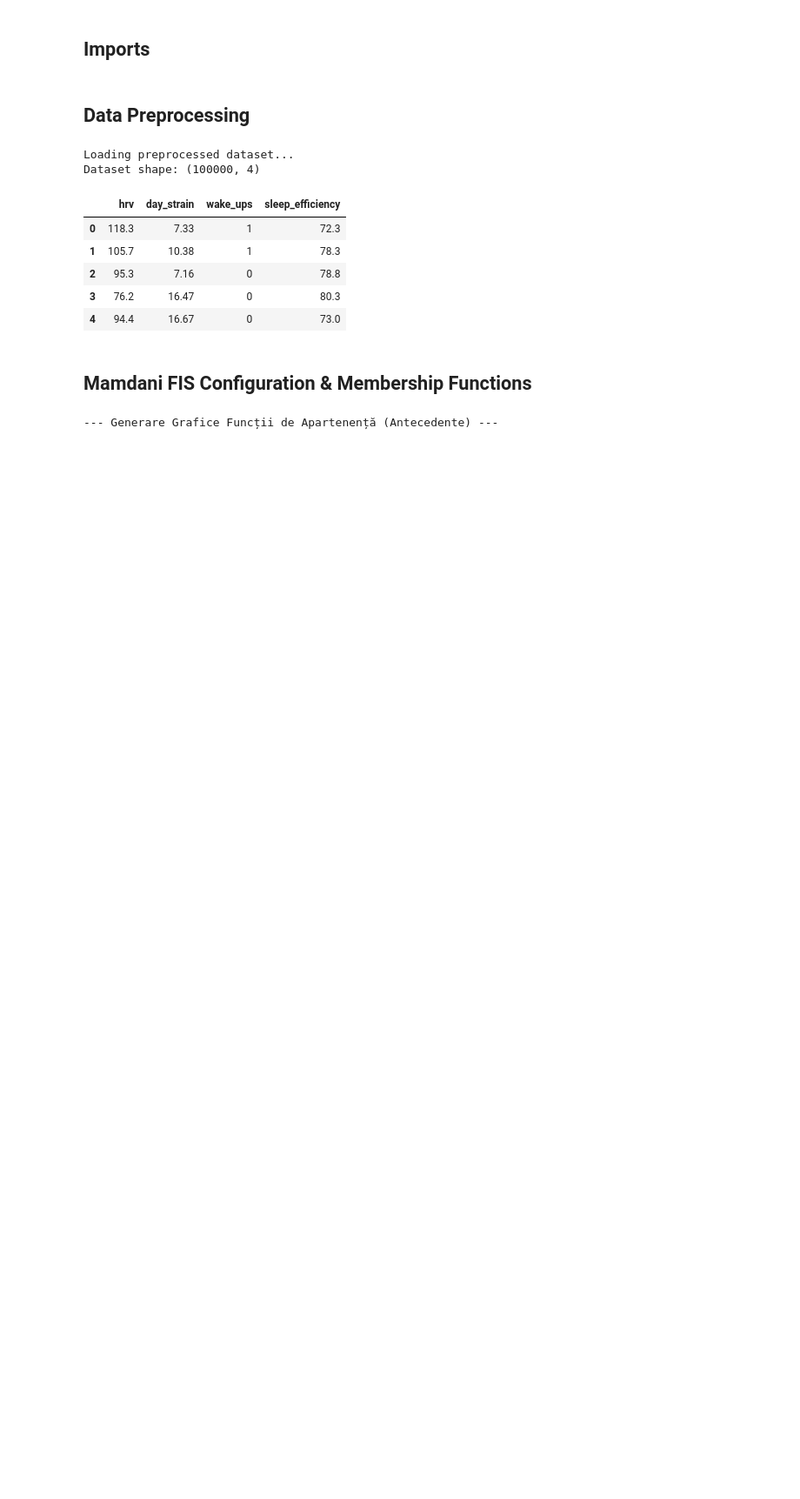
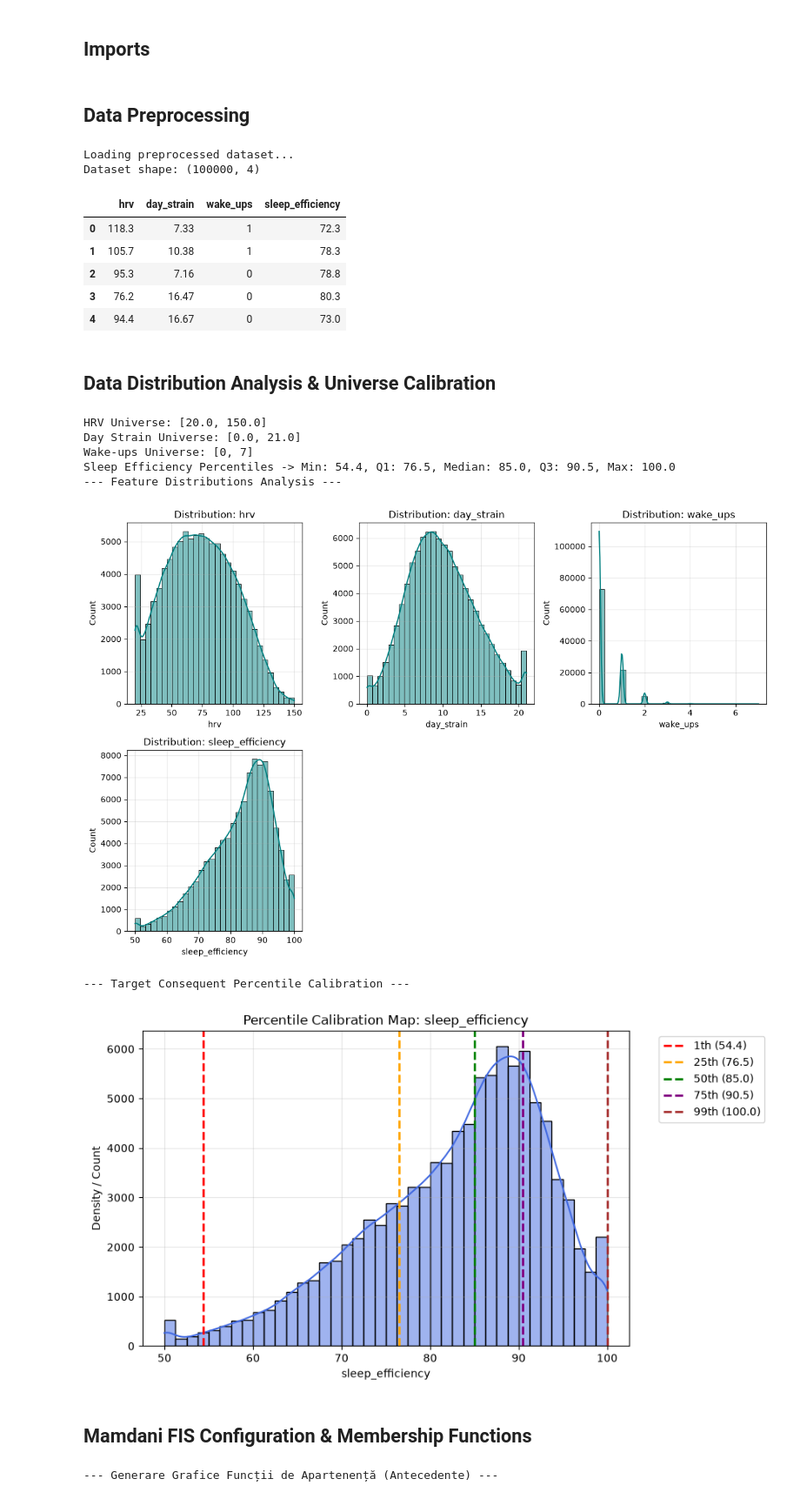
Before and after one commit to amiraaa83/Multi-Domain_Application_of_Mamdani_Fuzzy_Inference_Systems_for_Regression, a Jupyter notebook: notebooks/01_sleep_health.ipynb, the cells around one changed output. Shown at 87% size. Drawn from its saved outputs; the diff is of its cells as text; code cells hidden in the pictures; blank space fills up the shorter version.

```diff
--- a/notebooks/01_sleep_health.ipynb
+++ b/notebooks/01_sleep_health.ipynb
@@ -109,6 +48,57 @@ Dataset shape: (100000, 4)
 | 2 | 95.3 | 7.16 | 0 | 78.8 |
 | 3 | 76.2 | 16.47 | 0 | 80.3 |
 | 4 | 94.4 | 16.67 | 0 | 73.0 |
+# %% [markdown]
+## Data Distribution Analysis & Universe Calibration
+# %%
+# Extract statistical bounds and percentiles from the real-world dataset
+hrv_min, hrv_max = float(df_clean['hrv'].min()), float(df_clean['hrv'].max())
+strain_min, strain_max = float(df_clean['day_strain'].min()), float(
+    df_clean['day_strain'].max()
+)
+wake_min, wake_max = int(df_clean['wake_ups'].min()), int(
+    df_clean['wake_ups'].max()
+)
+
+# Sleep efficiency concentration analysis (handles dense high-bracket skew ~70-95%)
+eff_min = max(
+    40.0, float(df_clean['sleep_efficiency'].quantile(0.01))
+)  # Lower bound trim
+eff_q1 = float(df_clean['sleep_efficiency'].quantile(0.25))
+eff_median = float(df_clean['sleep_efficiency'].quantile(0.50))
+eff_q3 = float(df_clean['sleep_efficiency'].quantile(0.75))
+eff_max = float(df_clean['sleep_efficiency'].max())
+
+print(f'HRV Universe: [{hrv_min}, {hrv_max}]')
+print(f'Day Strain Universe: [{strain_min}, {strain_max}]')
+print(f'Wake-ups Universe: [{wake_min}, {wake_max}]')
+print(
+    f'Sleep Efficiency Percentiles -> Min: {eff_min}, Q1: {eff_q1}, Median:'
+    f' {eff_median}, Q3: {eff_q3}, Max: {eff_max}'
+)
+
+# Inspect overall distributions for all input features and target
+print('--- Feature Distributions Analysis ---')
+plot_data_distributions(
+    df_clean, columns=['hrv', 'day_strain', 'wake_ups', 'sleep_efficiency']
+)
+
+# Inspect percentile breakdowns specifically for your target output universe calibration
+print('--- Target Consequent Percentile Calibration ---')
+plot_universe_percentiles(
+    df_clean,
+    target_col='sleep_efficiency',
+    percentiles=[0.01, 0.25, 0.50, 0.75, 0.99],
+)
+# %% [output]
+HRV Universe: [20.0, 150.0]
+Day Strain Universe: [0.0, 21.0]
+Wake-ups Universe: [0, 7]
+Sleep Efficiency Percentiles -> Min: 54.4, Q1: 76.5, Median: 85.0, Q3: 90.5, Max: 100.0
+--- Feature Distributions Analysis ---
+[figure, added]
+--- Target Consequent Percentile Calibration ---
+[figure, added]
 # %% [markdown]
 ## Mamdani FIS Configuration & Membership Functions
 # %%
```
Also changed, not shown: parts of 7 cells of this notebook, 2 other files.
